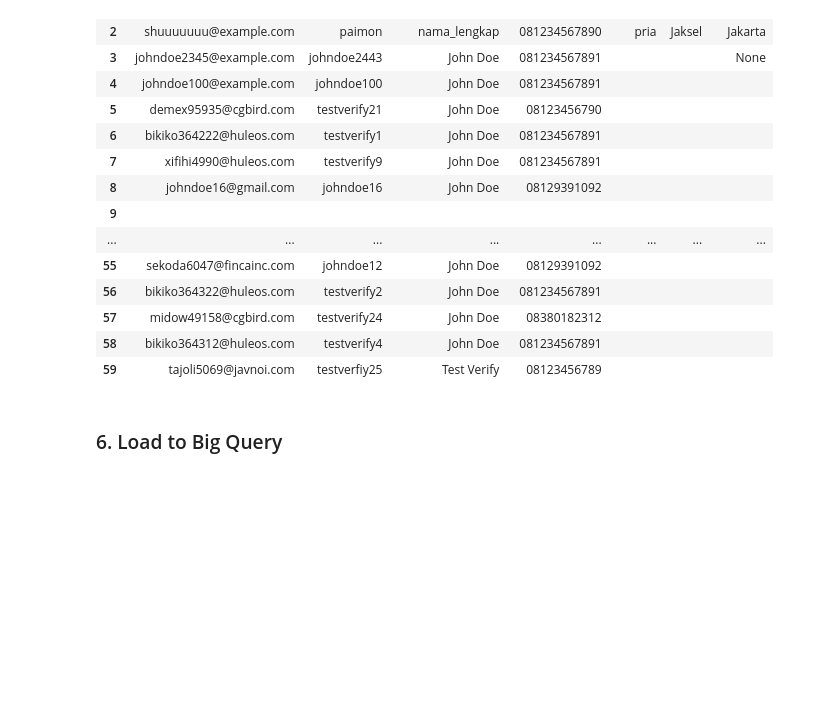
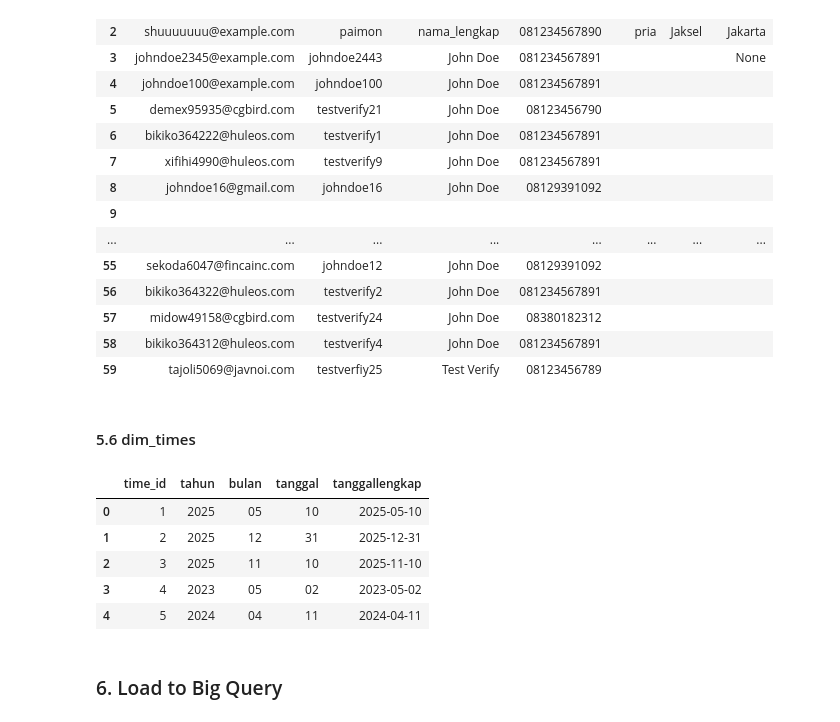
Before and after one commit to Capstone-Project-Sustain-Tour-Group-3/de-capstone, a Jupyter notebook: etl_pipeline_routes.ipynb, the cells around one changed output. Cells and saved outputs as stored; diff of their text form; code cells hidden in the pictures; blank space fills up the shorter version.

```diff
--- a/etl_pipeline_routes.ipynb
+++ b/etl_pipeline_routes.ipynb
@@ -124,5 +196,37 @@ dim_users
 | 57 | midow49158@cgbird.com | testverify24 | John Doe | 08380182312 |  |  |  |
 | 58 | bikiko364312@huleos.com | testverify4 | John Doe | 081234567891 |  |  |  |
 | 59 | tajoli5069@javnoi.com | testverfiy25 | Test Verify | 08123456789 |  |  |  |
+# %% [markdown]
+#### 5.6 dim_times
+# %%
+# set seed for reproducibility
+np.random.seed(42)
+
+# generate random dates within the specified range
+n_samples = 50
+start_date = pd.Timestamp('2023-01-01')
+end_date = pd.Timestamp('2025-12-31')
+date_range = pd.date_range(start_date, end_date)
+
+# randomly sample dates
+random_dates = np.random.choice(date_range, n_samples)
+random_dates = pd.to_datetime(random_dates)
+
+dim_times = pd.DataFrame({
+   'time_id': range(1, n_samples + 1),
+   'tahun': random_dates.year.astype(str),
+   'bulan': random_dates.month.astype(str).str.zfill(2),
+   'tanggal': random_dates.day.astype(str).str.zfill(2),
+   'tanggallengkap': random_dates
+})
+
+dim_times.head()
+# %% [output]
+|  | time_id | tahun | bulan | tanggal | tanggallengkap |
+| 0 | 1 | 2025 | 05 | 10 | 2025-05-10 |
+| 1 | 2 | 2025 | 12 | 31 | 2025-12-31 |
+| 2 | 3 | 2025 | 11 | 10 | 2025-11-10 |
+| 3 | 4 | 2023 | 05 | 02 | 2023-05-02 |
+| 4 | 5 | 2024 | 04 | 11 | 2024-04-11 |
 # %% [markdown]
 ### 6. Load to Big Query
```
Also changed, not shown: parts of 16 cells of this notebook.
